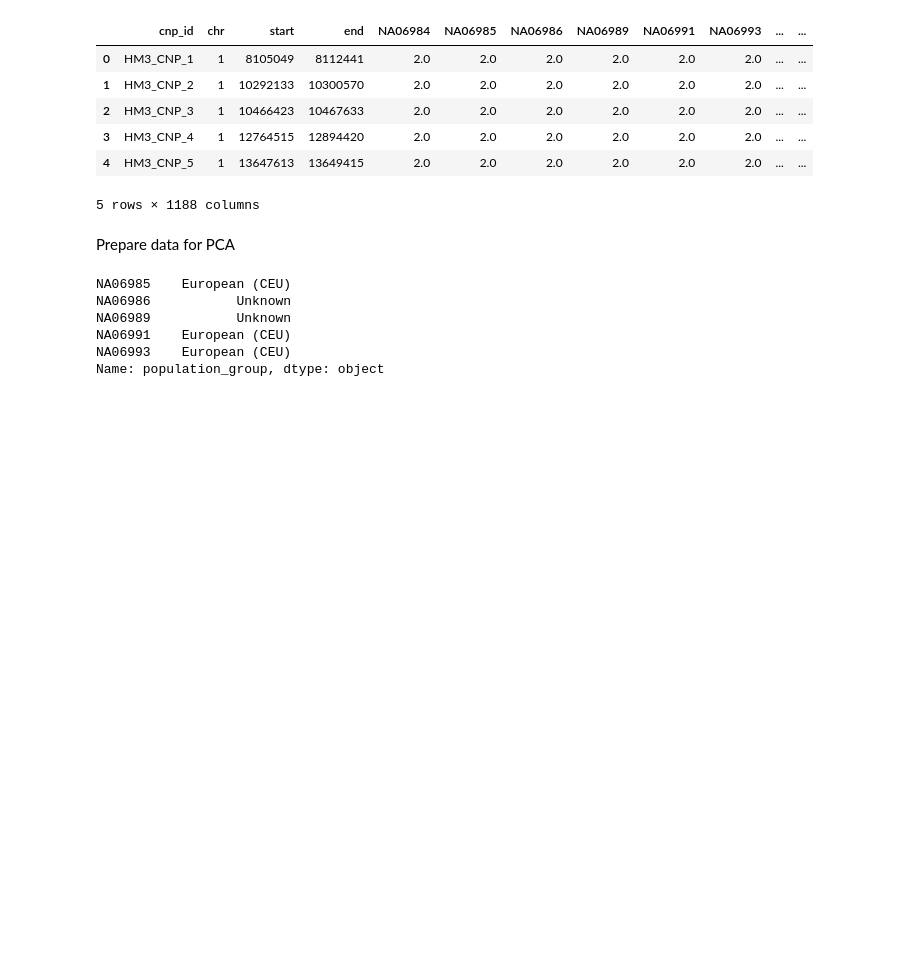
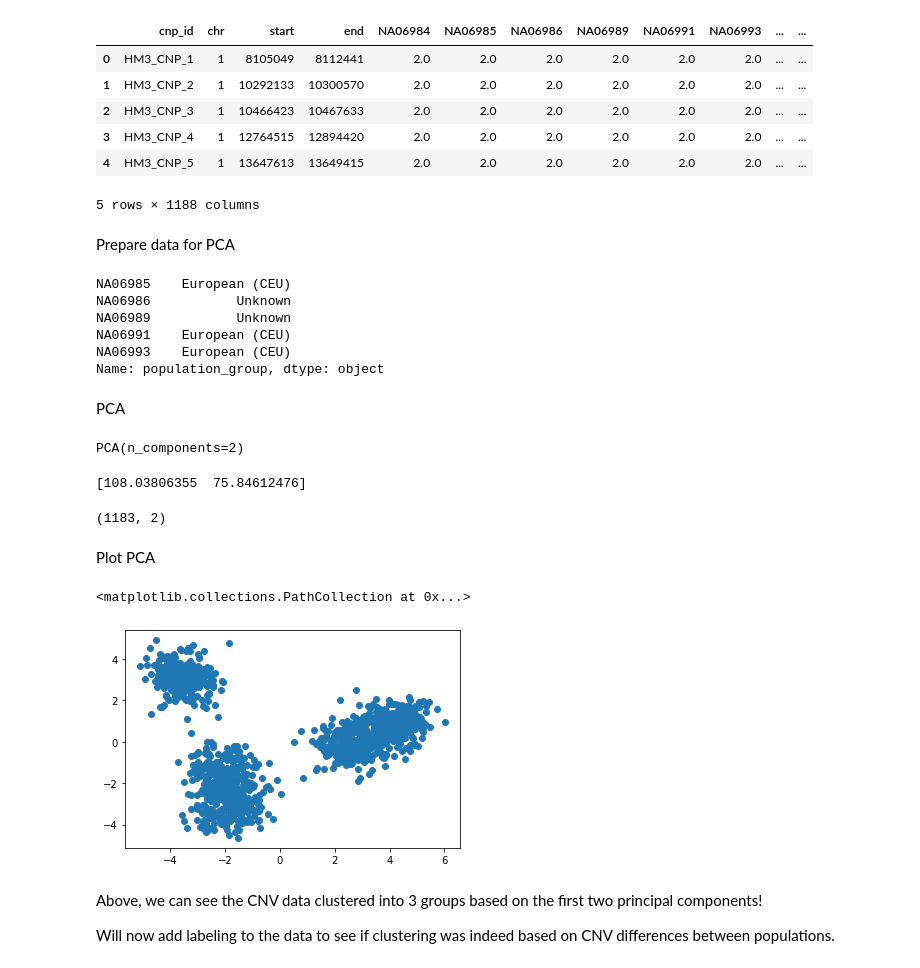
Before and after one commit to flemm0/TRGN514, a Jupyter notebook: Week7/genotype_pca.ipynb, the cells around one changed output. Cells and saved outputs as stored; diff of their text form; code cells hidden in the pictures; blank space fills up the shorter version.

Commit message:
adding PCA plots

```diff
--- a/Week7/genotype_pca.ipynb
+++ b/Week7/genotype_pca.ipynb
@@ -88,3 +88,35 @@ NA06989           Unknown
 NA06991    European (CEU)
 NA06993    European (CEU)
 Name: population_group, dtype: object
+# %% [markdown]
+PCA
+# %%
+# create matrix for PCA
+matrix = df.iloc[:, :-1]
+
+# fit matrix
+pca = decomposition.PCA(n_components = 2)
+pca.fit(matrix)
+# %% [output]
+PCA(n_components=2)
+# %%
+print(pca.singular_values_)
+# %% [output]
+[108.03806355  75.84612476]
+# %%
+to_plot = pca.transform(matrix)
+print(to_plot.shape)
+# %% [output]
+(1183, 2)
+# %% [markdown]
+Plot PCA
+# %%
+# make scatterplot
+plt.scatter(x = to_plot[:,0], y = to_plot[:,1])
+# %% [output]
+<matplotlib.collections.PathCollection at 0x...>
+[figure, added]
+# %% [markdown]
+Above, we can see the CNV data clustered into 3 groups based on the first two principal components!
+
+Will now add labeling to the data to see if clustering was indeed based on CNV differences between populations.
```
Also changed, not shown: parts of 5 cells of this notebook.
